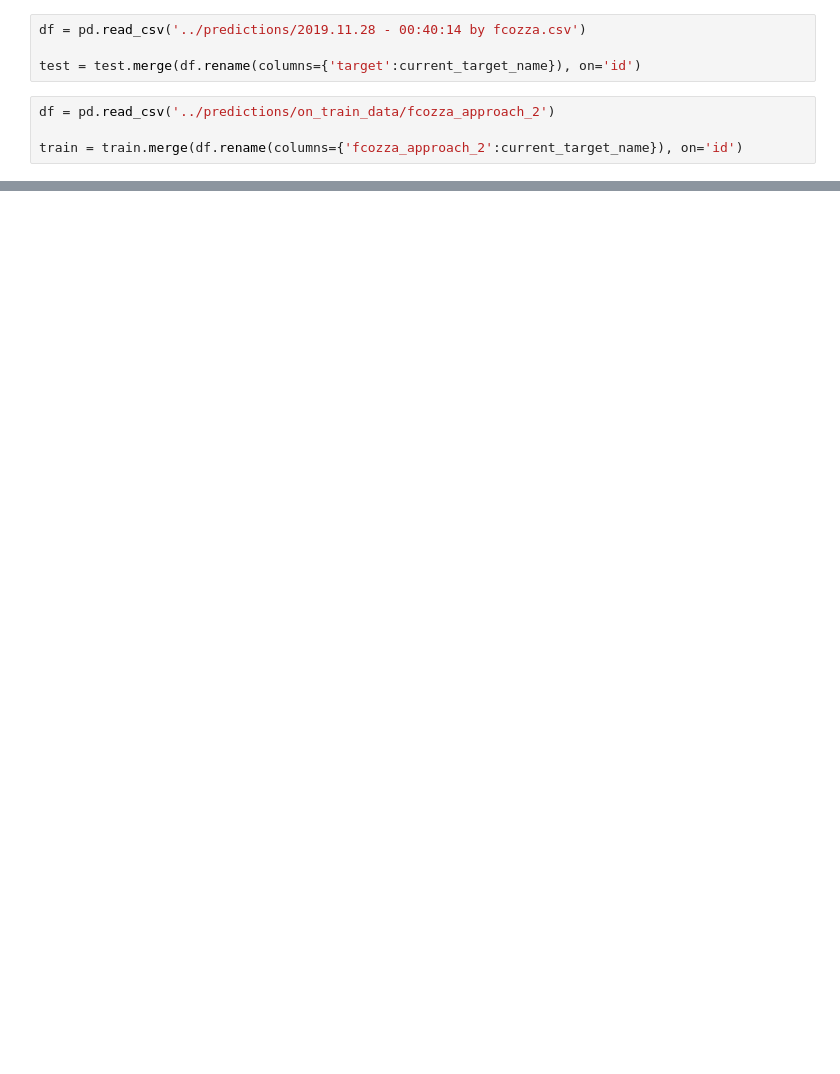
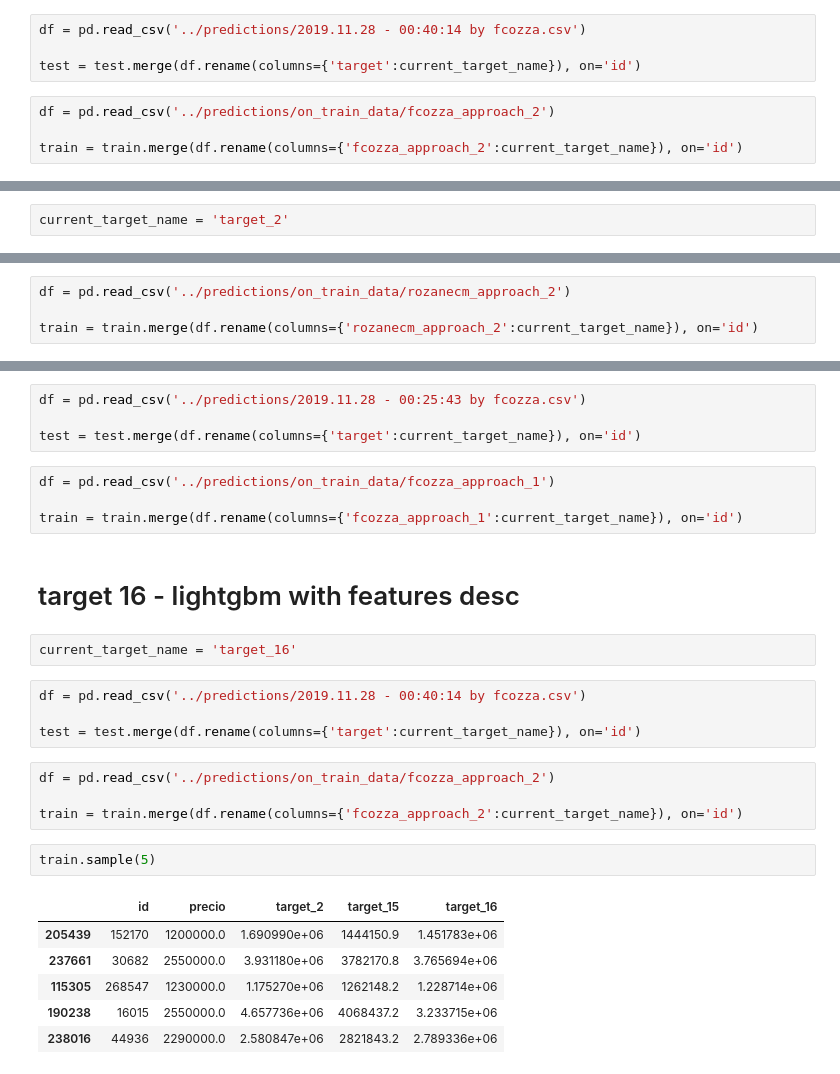
Before and after one commit to rozanecm/7506_tp2_2c2019, a Jupyter notebook: notebooks/model stacking by rozanecm.ipynb, the cells around one changed output, grey strips where cells are left out. Cells and saved outputs as stored; diff of their text form; blank space fills up the shorter version.

```diff
--- a/notebooks/model stacking by rozanecm.ipynb
+++ b/notebooks/model stacking by rozanecm.ipynb
@@ -244,0 +275,2 @@ test.sample(5)
+# %%
+current_target_name = 'target_2'
@@ -244,0 +281,4 @@ test.sample(5)
+# %%
+df = pd.read_csv('../predictions/on_train_data/rozanecm_approach_2')
+
+train = train.merge(df.rename(columns={'rozanecm_approach_2':current_target_name}), on='id')
@@ -244,0 +289,29 @@ test.sample(5)
+# %%
+df = pd.read_csv('../predictions/2019.11.28 - 00:25:43 by fcozza.csv')
+
+test = test.merge(df.rename(columns={'target':current_target_name}), on='id')
+# %%
+df = pd.read_csv('../predictions/on_train_data/fcozza_approach_1')
+
+train = train.merge(df.rename(columns={'fcozza_approach_1':current_target_name}), on='id')
+# %% [markdown]
+# target 16 - lightgbm with features desc
+# %%
+current_target_name = 'target_16'
+# %%
+df = pd.read_csv('../predictions/2019.11.28 - 00:40:14 by fcozza.csv')
+
+test = test.merge(df.rename(columns={'target':current_target_name}), on='id')
+# %%
+df = pd.read_csv('../predictions/on_train_data/fcozza_approach_2')
+
+train = train.merge(df.rename(columns={'fcozza_approach_2':current_target_name}), on='id')
+# %%
+train.sample(5)
+# %% [output]
+|  | id | precio | target_2 | target_15 | target_16 |
+| 205439 | 152170 | 1200000.0 | 1.690990e+06 | 1444150.9 | 1.451783e+06 |
+| 237661 | 30682 | 2550000.0 | 3.931180e+06 | 3782170.8 | 3.765694e+06 |
+| 115305 | 268547 | 1230000.0 | 1.175270e+06 | 1262148.2 | 1.228714e+06 |
+| 190238 | 16015 | 2550000.0 | 4.657736e+06 | 4068437.2 | 3.233715e+06 |
+| 238016 | 44936 | 2290000.0 | 2.580847e+06 | 2821843.2 | 2.789336e+06 |
```
Also changed, not shown: parts of 56 cells of this notebook, 4 other files.
